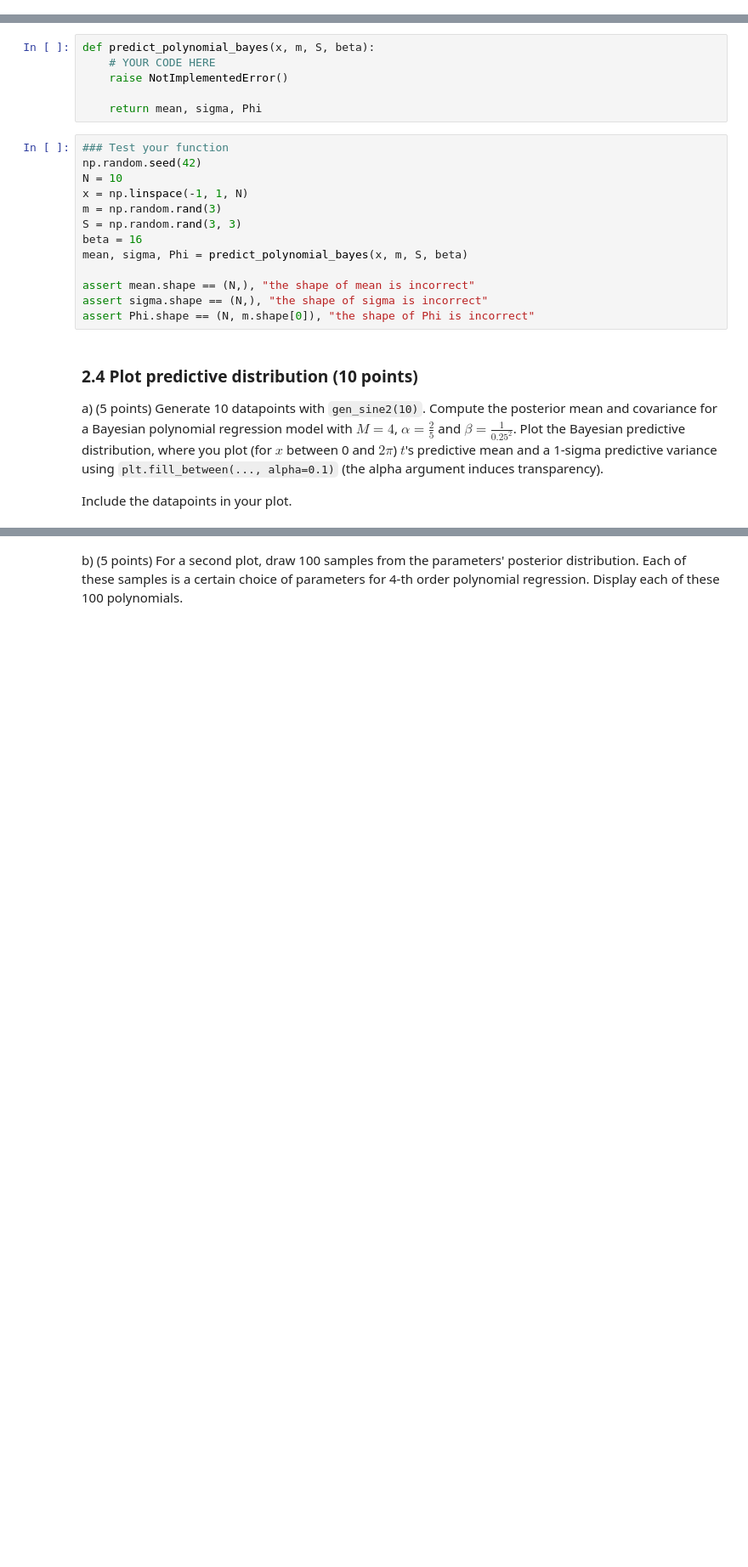
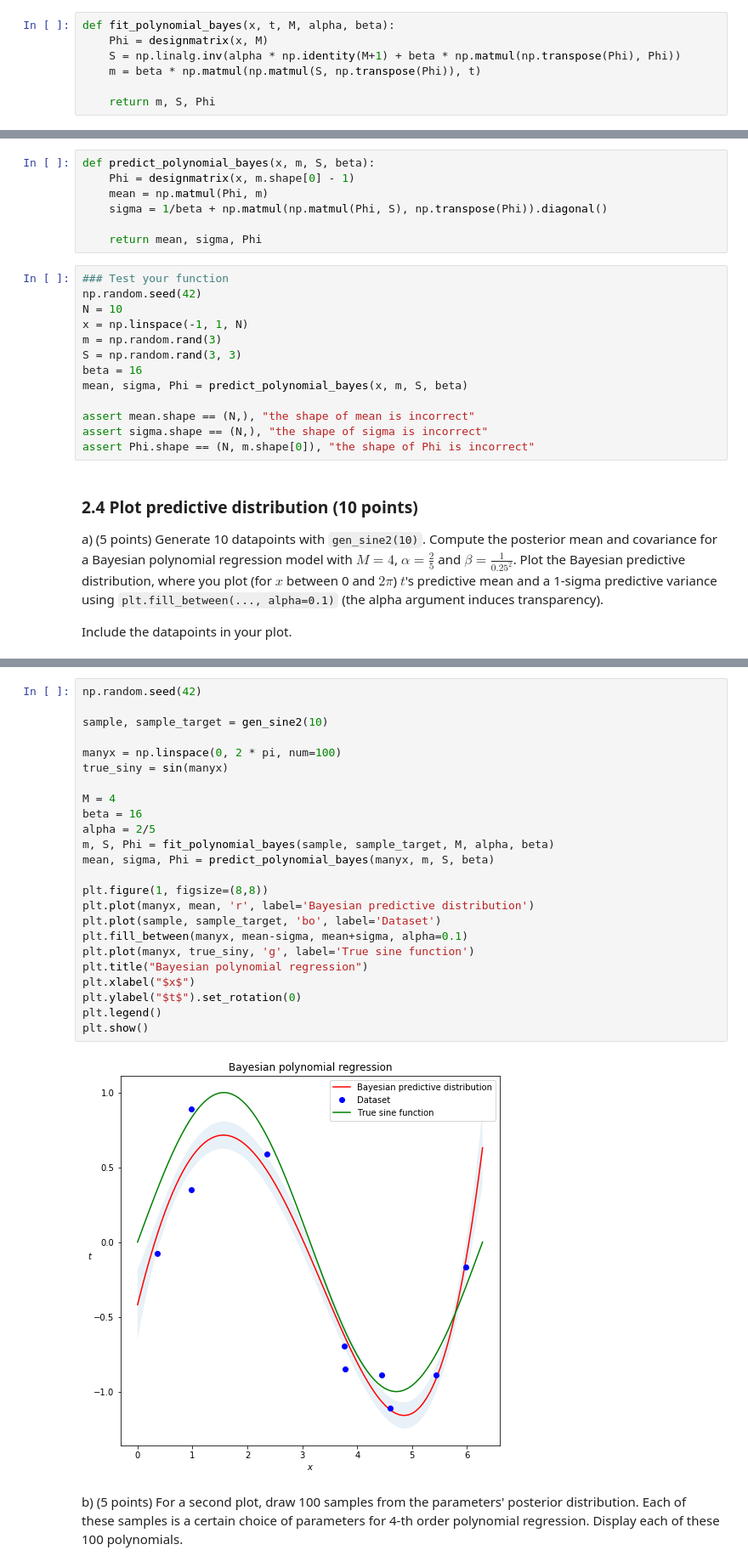
Before and after one commit to ML77777/ML1-18, a Jupyter notebook: Bobbie/lab1.ipynb, the cells around one changed output, grey strips where cells are left out. Shown: that part at 85% size. Cells and saved outputs as stored; diff of their text form; blank space fills up the shorter version.

```diff
--- a/Bobbie/lab1.ipynb
+++ b/Bobbie/lab1.ipynb
@@ -504,3 +472,10 @@ def fit_polynomial_bayes(x, t, M, alpha, beta):
+# %%
+def fit_polynomial_bayes(x, t, M, alpha, beta):
+    Phi = designmatrix(x, M)
+    S = np.linalg.inv(alpha * np.identity(M+1) + beta * np.matmul(np.transpose(Phi), Phi))
+    m = beta * np.matmul(np.matmul(S, np.transpose(Phi)), t)
+
+    return m, S, Phi
 # %%
 ### Test your function
 N = 10
@@ -526,12 +501,13 @@ $$ \sigma_N^2 = \frac{1}{\beta} + \phi(\bx)^T \bS_N \phi(\bx) $$
 where $\phi(\bx)$ are the computed features for a new datapoint $\bx$, and $t$ is the predicted variable for datapoint $\bx$.
 
 Write a function that `predict_polynomial_bayes(x, m, S, beta)` that returns the predictive mean, variance and design matrix $\bPhi$ given a new datapoint `x`, posterior mean `m`, posterior variance `S` and a choice of model variance `beta`.
-# %%
-def predict_polynomial_bayes(x, m, S, beta):
-    # YOUR CODE HERE
-    raise NotImplementedError()
-
-    return mean, sigma, Phi
+# %%
+def predict_polynomial_bayes(x, m, S, beta):
+    Phi = designmatrix(x, m.shape[0] - 1)
+    mean = np.matmul(Phi, m)
+    sigma = 1/beta + np.matmul(np.matmul(Phi, S), np.transpose(Phi)).diagonal()
+
+    return mean, sigma, Phi
 # %%
 ### Test your function
 np.random.seed(42)
@@ -558,3 +531,29 @@ raise NotImplementedError()
+# %%
+np.random.seed(42)
+
+sample, sample_target = gen_sine2(10)
+
+manyx = np.linspace(0, 2 * pi, num=100)
+true_siny = sin(manyx)
+
+M = 4
+beta = 16
+alpha = 2/5
+m, S, Phi = fit_polynomial_bayes(sample, sample_target, M, alpha, beta)
+mean, sigma, Phi = predict_polynomial_bayes(manyx, m, S, beta)
+
+plt.figure(1, figsize=(8,8))
+plt.plot(manyx, mean, 'r', label='Bayesian predictive distribution')
+plt.plot(sample, sample_target, 'bo', label='Dataset')
+plt.fill_between(manyx, mean-sigma, mean+sigma, alpha=0.1)
+plt.plot(manyx, true_siny, 'g', label='True sine function')
+plt.title("Bayesian polynomial regression")
+plt.xlabel("$x$")
+plt.ylabel("$t$").set_rotation(0)
+plt.legend()
+plt.show()
+# %% [output]
+[figure, added]
 # %% [markdown]
 b) (5 points) For a second plot, draw 100 samples from the parameters' posterior distribution. Each of these samples is a certain choice of parameters for 4-th order polynomial regression.
 Display each of these 100 polynomials.
```
Also changed, not shown: parts of 16 cells of this notebook.
